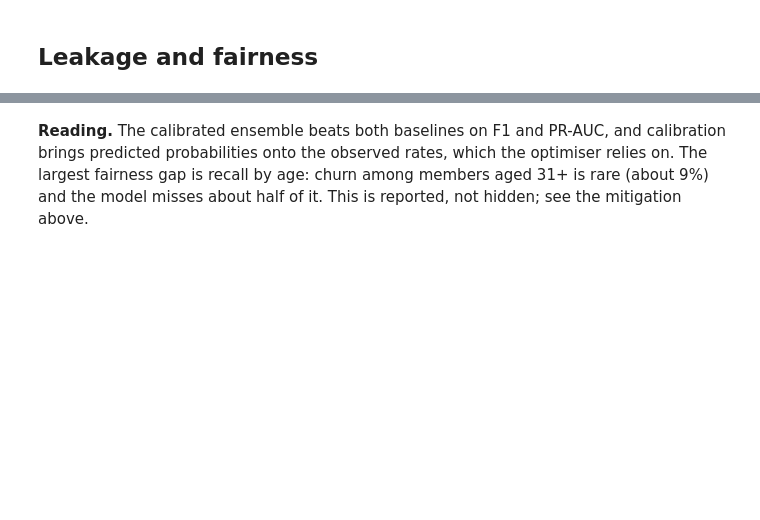
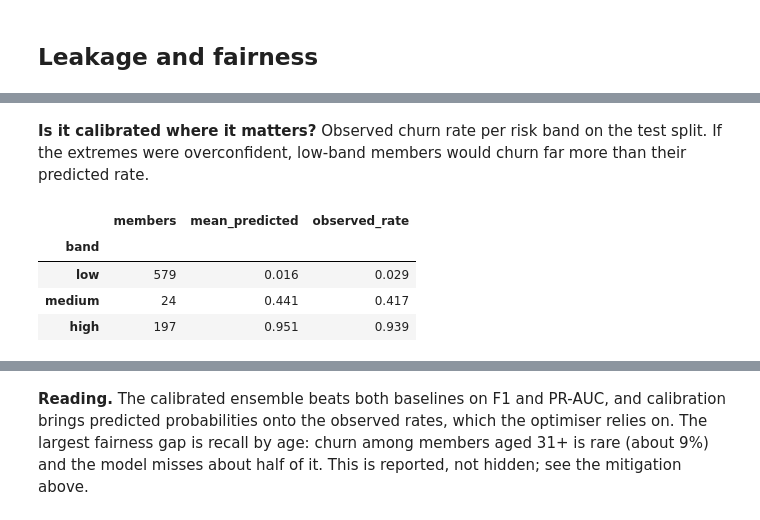
Before and after one commit to sgtaziz/IRS-PM-2026-08-17-ISFT-GRP-16-AnchorAI, a Jupyter notebook: SystemCode/notebooks/a_churn.ipynb, the cells around one changed output, grey strips where cells are left out. Drawn from its saved outputs; the diff is of its cells as text; code cells hidden in the pictures; blank space fills up the shorter version.

```diff
--- a/SystemCode/notebooks/a_churn.ipynb
+++ b/SystemCode/notebooks/a_churn.ipynb
@@ -142,0 +190,15 @@ Mitigation for staff use: a lower review threshold for this band, or treat their
+# %% [markdown]
+**Is it calibrated where it matters?** Observed churn rate per risk band on the test split. If the
+extremes were overconfident, low-band members would churn far more than their predicted rate.
+# %%
+bands = pd.cut(served[~is_train], [-0.1, 0.3, 0.6, 1.1], labels=["low", "medium", "high"], right=False)
+by_band = pd.DataFrame({"p": served[~is_train], "churned": y_all[~is_train], "band": bands}).groupby(
+    "band", observed=True).agg(members=("p", "size"), mean_predicted=("p", "mean"), observed_rate=("churned", "mean"))
+by_band.round(3).to_csv(RES / "e2_reliability_by_band.csv")
+by_band.round(3)
+# %% [output]
+|  | members | mean_predicted | observed_rate |
+| band |  |  |  |
+| low | 579 | 0.016 | 0.029 |
+| medium | 24 | 0.441 | 0.417 |
+| high | 197 | 0.951 | 0.939 |
```
Also changed, not shown: parts of 13 cells of this notebook, 25 other files.
